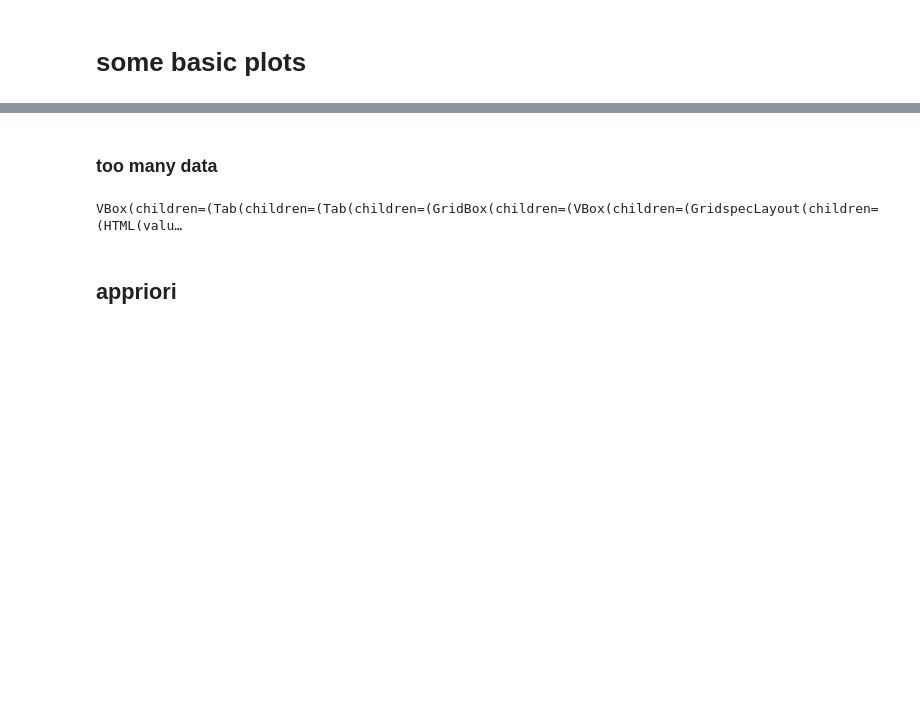
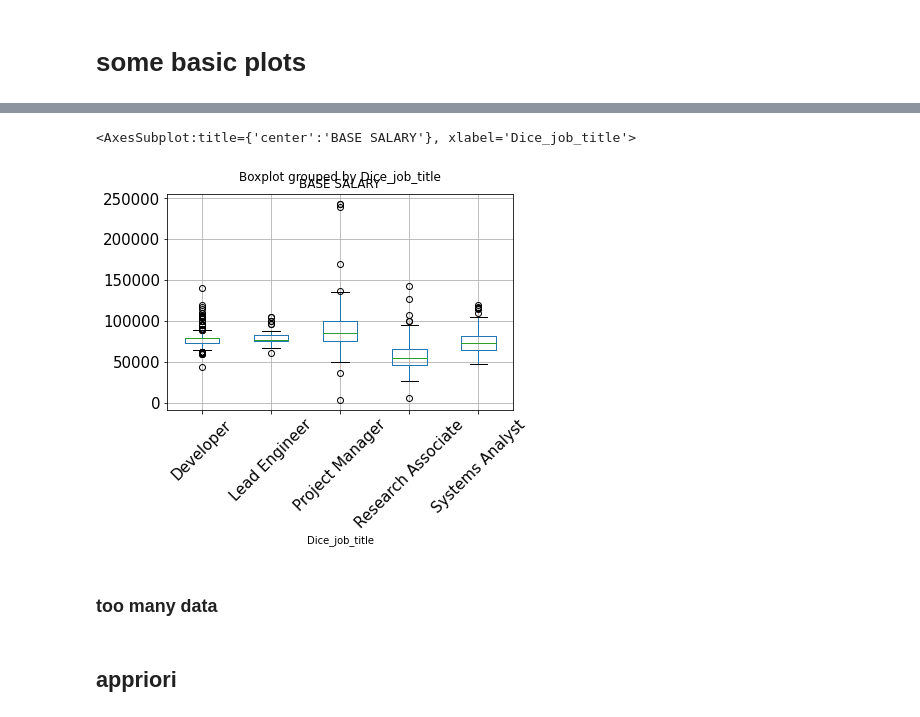
Before and after one commit to Tuguluke/CSCI5502, a Jupyter notebook: codes/src/notebooks/data_mining_cleaning.ipynb, the cells around one changed output, grey strips where cells are left out. Saved outputs shown, nothing was run; the diff lists cells and outputs as text; code cells hidden in the pictures; blank space fills up the shorter version.

```diff
--- a/codes/src/notebooks/data_mining_cleaning.ipynb
+++ b/codes/src/notebooks/data_mining_cleaning.ipynb
@@ -123,0 +102,3 @@ h1b_clean[h1b_clean['state'] == 'CO']
+# %%
+# by year, by state, by employers=== functions
+h1b_clean["BASE SALARY"] = h1b_clean["BASE SALARY"].str.replace(',', '').astype(int)
@@ -123,0 +135,2 @@ h1b_clean[h1b_clean['state'] == 'CO']
+# %%
+h1b_co = h1b_clean[h1b_clean['state'] == 'CO']
@@ -131,3 +158,11 @@ KeyError: 'Column not found: adj_close'
+# %%
+h1b_co[h1b_co['Dice_job_title'].isin(['Systems Analyst','Research Associate','Lead Engineer',
+                                      'Project Manager','Developer'])].boxplot(
+    rot=45, fontsize=15,
+    by  ='Dice_job_title', column=["BASE SALARY"])
+# %% [output]
+<AxesSubplot:title={'center':'BASE SALARY'}, xlabel='Dice_job_title'>
+[figure, added]
 # %% [markdown]
 ### too many data
 # %%
@@ -135,5 +170,3 @@ profile = ProfileReport(h1b_test, n_freq_table_max=250, title="Pandas Profiling
 # %%
-profile.to_widgets()
+# profile.to_widgets()
-# %% [output]
-VBox(children=(Tab(children=(Tab(children=(GridBox(children=(VBox(children=(GridspecLayout(children=(HTML(valu…
 # %%
```
Also changed, not shown: parts of 21 cells of this notebook, 8 other files.
